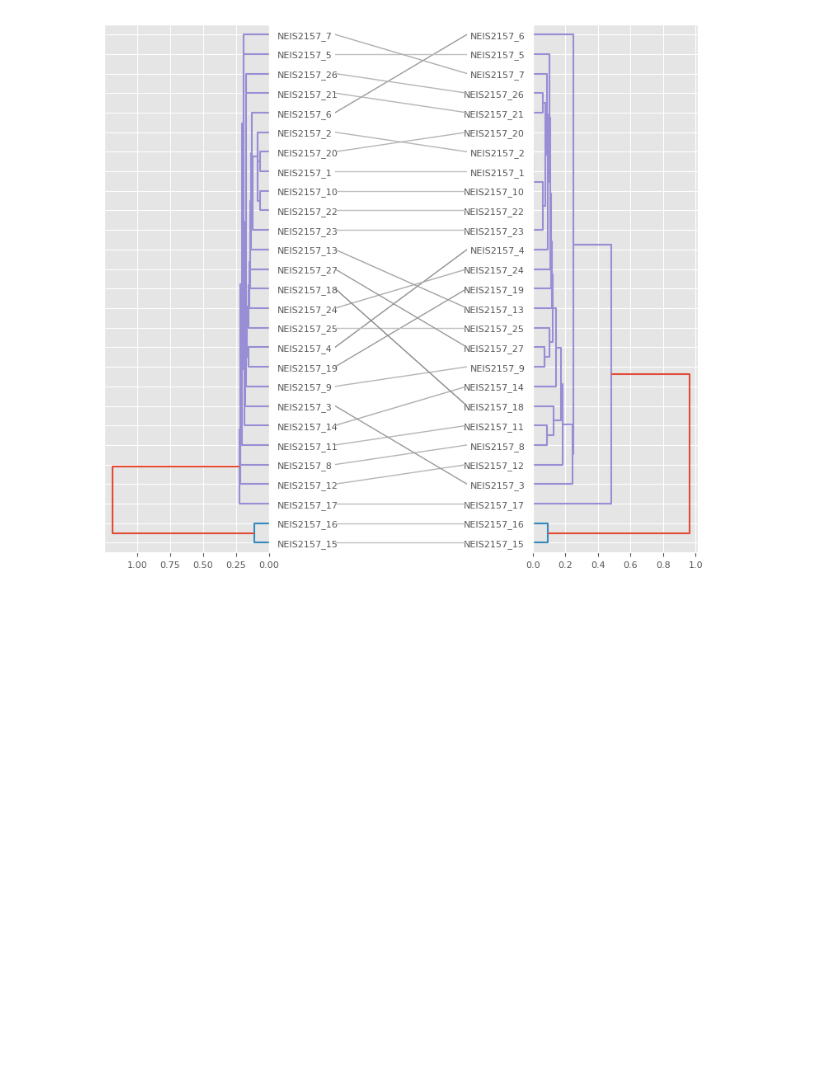
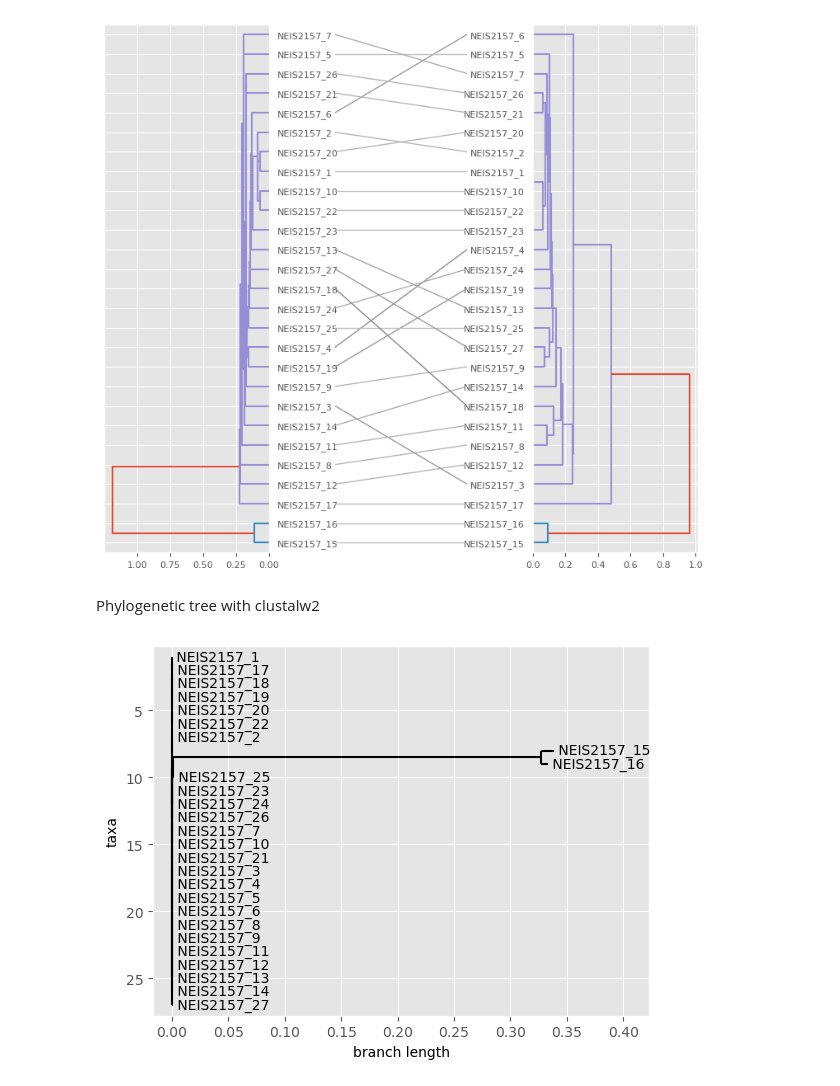
Before and after one commit to matteotolloso/BioEmbedding, a Jupyter notebook: hierarchical.ipynb, the cells around one changed output. Saved outputs shown, nothing was run; the diff lists cells and outputs as text; code cells hidden in the pictures; blank space fills up the shorter version.

Commit message:
phylogenetic tree

```diff
--- a/hierarchical.ipynb
+++ b/hierarchical.ipynb
@@ -106,3 +101,16 @@ plt.show()
 INFO  : Finished optimising at entanglement 0.05 (tanglegram.tangle)
 INFO  : Done. Use matplotlib.pyplot.show() to show plot. (tanglegram.tangle)
 [figure]
+# %% [markdown]
+Phylogenetic tree with clustalw2
+# %%
+from Bio.Align.Applications import ClustalwCommandline
+from Bio import AlignIO
+from Bio import Phylo
+
+cmd =  ClustalwCommandline("clustalw2", infile="dataset/NEIS2157.fasta", outfile="dataset/NEIS2157_aligned.aln")
+#stdout, stderr = cmd()
+tree = Phylo.read("dataset/NEIS2157.dnd", format="newick")
+Phylo.draw(tree)
+# %% [output]
+[figure, added]
```
Also changed, not shown: parts of 3 cells of this notebook, 2 other files.
